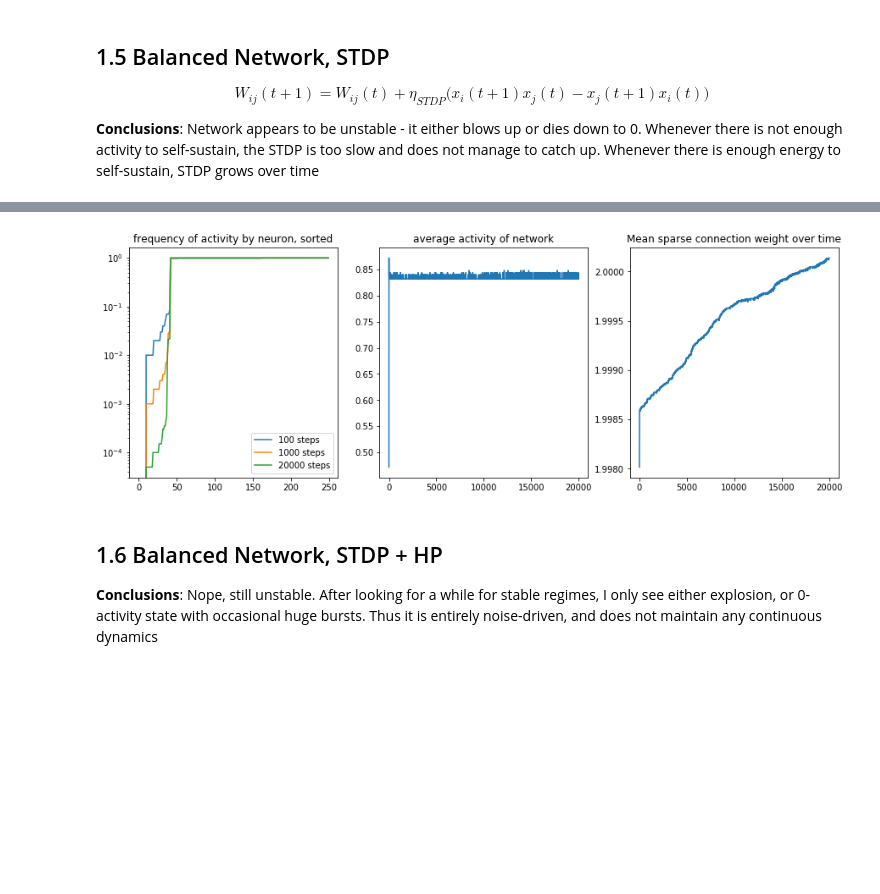
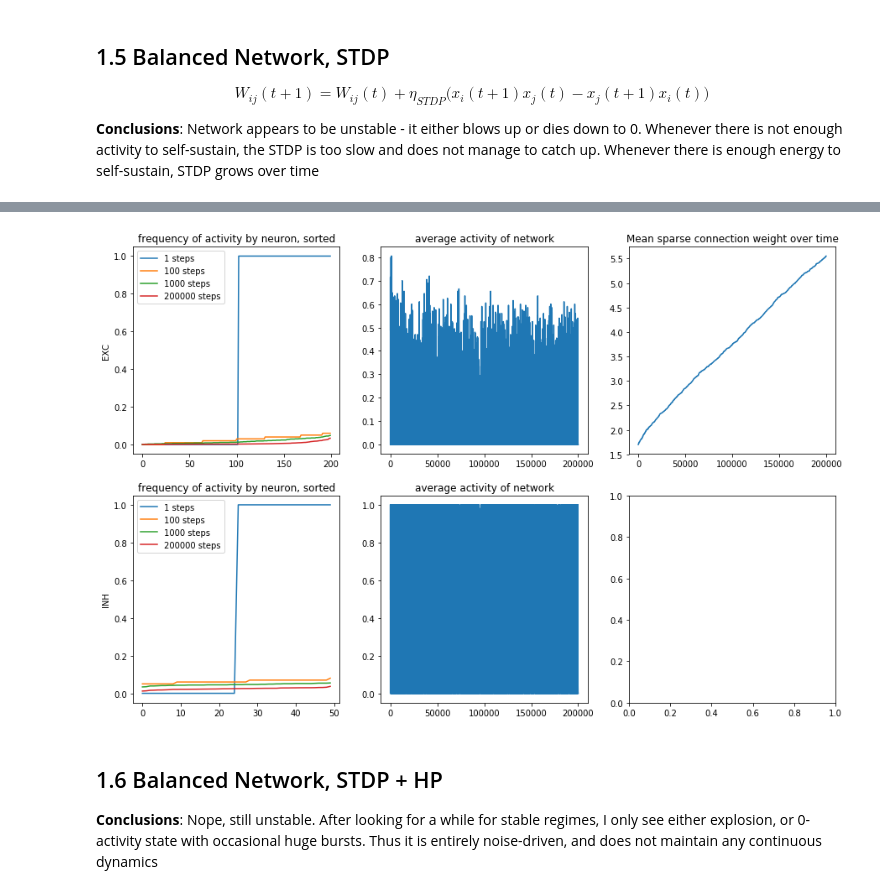
Before and after one commit to aleksejs-fomins/memory-hippo-ca3, a Jupyter notebook: self-contained/reservoir/reservoir-discrete.ipynb, the cells around one changed output, grey strips where cells are left out. Drawn from its saved outputs; the diff is of its cells as text; code cells hidden in the pictures; blank space fills up the shorter version.

```diff
--- a/self-contained/reservoir/reservoir-discrete.ipynb
+++ b/self-contained/reservoir/reservoir-discrete.ipynb
@@ -51,16 +100,6 @@ $$W_0 = \frac{T_0}{(N-1) \alpha_W \alpha_N}$$
 **Solutions**:
 * Introduce slow homeostatic plasticity to adjust spiking rate
 # %%
-# Equation for global inhibition
-def computeG(x, p):
-    newG = p["eta_G"] * (np.sum(x) / p['N'] - p["x_G"])
-    return np.max((0.0, newG))  # Global inhibition can't be negative
-
-# Equation for neuron update
-def computeX(x, G, W, T, p):
-    nu = np.random.exponential(p['nu_avg'], p['N'])
-    return (W.dot(x) + nu - G - T >= 1).astype(int)
-
 ###############
 # Initialization
 ###############
@@ -103,7 +142,7 @@ G_hist = np.zeros(N_STEP)
 G_hist[0] = G
 
 for i in range(N_STEP-1):
-    x = computeX(x, G, W, T, p)
+    x = computeX_Single(x, W, T, G, p)
     G = computeG(x, p)
     x_hist[i+1] = x
     G_hist[i+1] = G
@@ -126,11 +165,6 @@ Average weight: 1.1111111111111112
 * When there is no noise, network enters highly regular oscillatory regime
 * Behaviour highly dependent on exact connectivity. Very frequently pathological
 # %%
-# Equation for neuron update
-def computeX(x, W, T, p):
-    nu = np.random.exponential(p['nu_avg'], p['N'])
-    return (W.dot(x) + nu - T >= 1).astype(int)
-
 ###############
 # Initialization
 ###############
@@ -178,7 +212,7 @@ x_hist = np.zeros((N_STEP, p['N']))
 x_hist[0] = x
 
 for i in range(N_STEP-1):
-    x = computeX(x, W, T, p)
+    x = computeX_Single(x, W, T, 0.0, p)
     x_hist[i+1] = x
 
 fig, ax = plt.subplots(ncols=2, figsize=(10,5))
@@ -426,32 +432,6 @@ $$W_{ij}(t+1) = W_{ij}(t) + \eta_{STDP} \bigl(x_i(t+1)x_j(t) - x_j(t+1)x_i(t) \b
 
 **Conclusions**: Network appears to be unstable - it either blows up or dies down to 0. Whenever there is not enough activity to self-sustain, the STDP is too slow and does not manage to catch up. Whenever there is enough energy to self-sustain, STDP grows over time
 # %%
-# Equation for neuron update
-def computeX(x, W_dict, T, p):
-    nu = np.random.exponential(p['nu_avg'], p['N'])
-    xEXC = x[:p['N_EXC']]
-    xINH = x[p['N_EXC']:]
-    vEXC = W_dict['EE'].dot(xEXC) + W_dict['IE'].dot(xINH)
-    vINH = W_dict['EI'].dot(xEXC)
-    v = np.hstack((vEXC, vINH))
-
-    return (v + nu - T >= 1).astype(int)
-
-def threshold(M, vMin, vMax):
-    M[M < vMin] = vMin
-    M[M > vMax] = vMax
-
-def updateW(W_dict, W_BASE_dict, x, p):
-    x_exc = x[:, :p['N_EXC']]
-    idxRow = W_BASE_dict['EE'][1][0]
-    idxCol = W_BASE_dict['EE'][1][1]
-
-    HEBB_CAUS_1Dflat = outerSP(idxRow, idxCol, x_exc[-1], x_exc[-2])
-    HEBB_ANTI_1Dflat = outerSP(idxRow, idxCol, x_exc[-2], x_exc[-1])
-
-    W_dict['EE'].data += p['eta_STDP'] * (HEBB_CAUS_1Dflat - HEBB_ANTI_1Dflat)
-    threshold(W_dict['EE'].data, p['min_W'], p['max_W'])
-
 ###############
 # Initialization
 ###############
@@ -460,17 +440,17 @@ p = {
     "N_EXC"     : 200,   # Number of excitatory neurons
     "N_INH"     : 50,    # Number of inhibitory neurons
     "x_0"       : 0.5,   # Average expected activity
-    "nu_avg"    : 0.1,   # Neuronal Noise - average
+    "nu_avg"    : 0.2,   # Neuronal Noise - average
     "T0"        : 1.0,   # Average threshold
     "p_conn"    : 0.1,   # Ratio of number of existing connections to all-to-all
-    "eta_STDP"  : 0.01,  # Rate of STDP
+    "eta_STDP"  : 0.1,   # Rate of STDP
     "min_W"     : 0.1,   # Max weight
     "max_W"     : 4.0    # Max weight
 }
 
 gain = 1 + 1 / (p['N_EXC'] * p['p_conn'])
 p['N'] = p['N_EXC'] + p['N_INH']
-p['W0_EXC'] = p['T0'] * 2   # * gain
+p['W0_EXC'] = p['T0'] * 1.7  # * gain
 p['W0_INH'] = p['T0'] * -4
 print('Average weight:', p['W0_EXC'])
 
@@ -497,7 +477,7 @@ W_dict = {
 # Simulation
 ###############
 
-N_STEP = 20000
+N_STEP = 200000
 
 x_hist = np.zeros((N_STEP, p['N']))
 x_hist[0] = x
@@ -505,7 +485,7 @@ W_norm_hist = np.zeros(N_STEP)
 W_norm_hist[0] = np.mean(W_dict['EE'].data)
 
 for i in range(N_STEP-1):
-    x = computeX(x, W_dict, T, p)
+    x = computeX_Balanced(x, W_dict, T, 1.0, p)
     x_hist[i+1] = x
     updateW(W_dict, W_BASE_dict, x_hist[i:i+2], p)
 
@@ -516,20 +496,20 @@ for i in range(N_STEP-1):
 # Analysis
 ###############
 
-freq100 = np.sort(np.mean(x_hist[:100], axis=0))
-freq1000 = np.sort(np.mean(x_hist[:1000], axis=0))
-freqAll = np.sort(np.mean(x_hist, axis=0))
+fig, ax = plt.subplots(nrows=2, ncols=3, figsize=(15, 10))
 
-fig, ax = plt.subplots(ncols=3, figsize=(15,5))
-ax[0].semilogy(freq100, label='100 steps')
-ax[0].semilogy(freq1000, label='1000 steps')
-ax[0].semilogy(freqAll, label=str(N_STEP)+' steps')
-ax[0].legend()
+typeRange = {'EXC' : np.array(range(p['N_EXC'])), 'INH' : np.array(range(p['N_EXC'], p['N']))}
+for i, ntype in enumerate(['EXC', 'INH']):
+    for step in [1, 100, 1000, N_STEP]:
+        ax[i][0].plot(np.sort(np.mean(x_hist[:step, typeRange[ntype]], axis=0)), label=str(step)+' steps')
 
-ax[1].plot(np.sum(x_hist, axis=1) / p['N'])
-ax[2].plot(W_norm_hist)
-ax[0].set_title("frequency of activity by neuron, sorted")
-ax[1].set_title("average activity of network")
-ax[2].set_title("Mean sparse connection weight over time")
+    ax[i][1].plot(np.mean(x_hist[:, typeRange[ntype]], axis=1))
+    ax[i][0].set_title("frequency of activity by neuron, sorted")
+    ax[i][1].set_title("average activity of network")
+    ax[i][0].legend()
+    ax[i][0].set_ylabel(ntype)
+
+ax[0][2].plot(W_norm_hist)
+ax[0][2].set_title("Mean sparse connection weight over time")
 plt.show()
 # %% [output]
@@ -537,4 +517,4 @@ Average weight: 2.0
-[figure, old version]
+[figure, new version]
 # %% [markdown]
 ## 1.6 Balanced Network, STDP + HP
 
```
Also changed, not shown: parts of 14 cells of this notebook.
